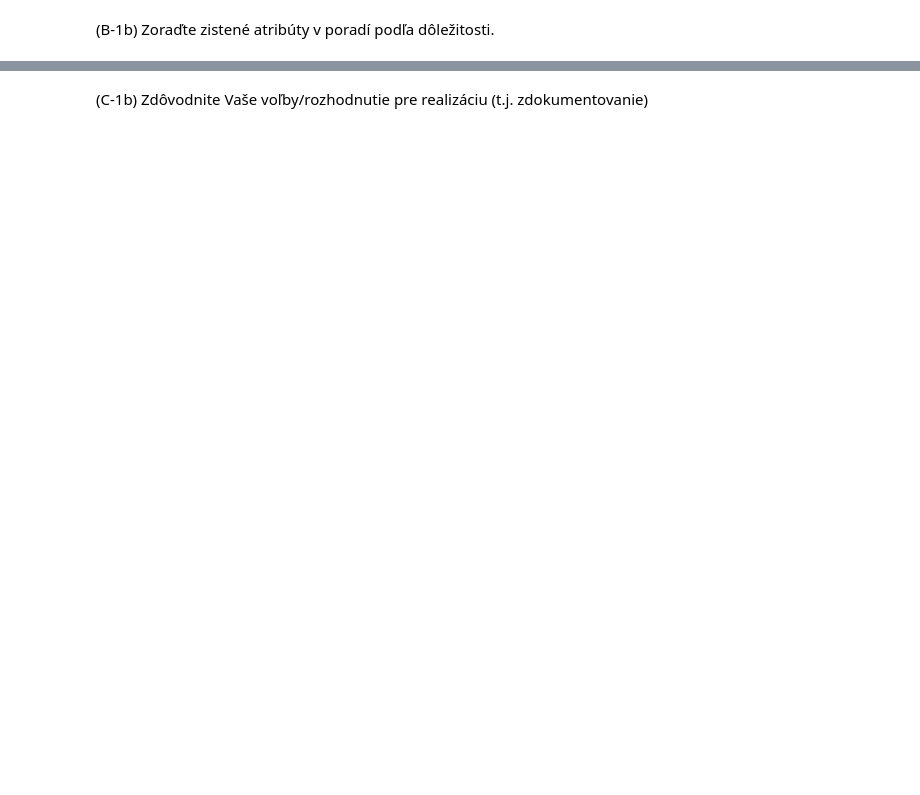
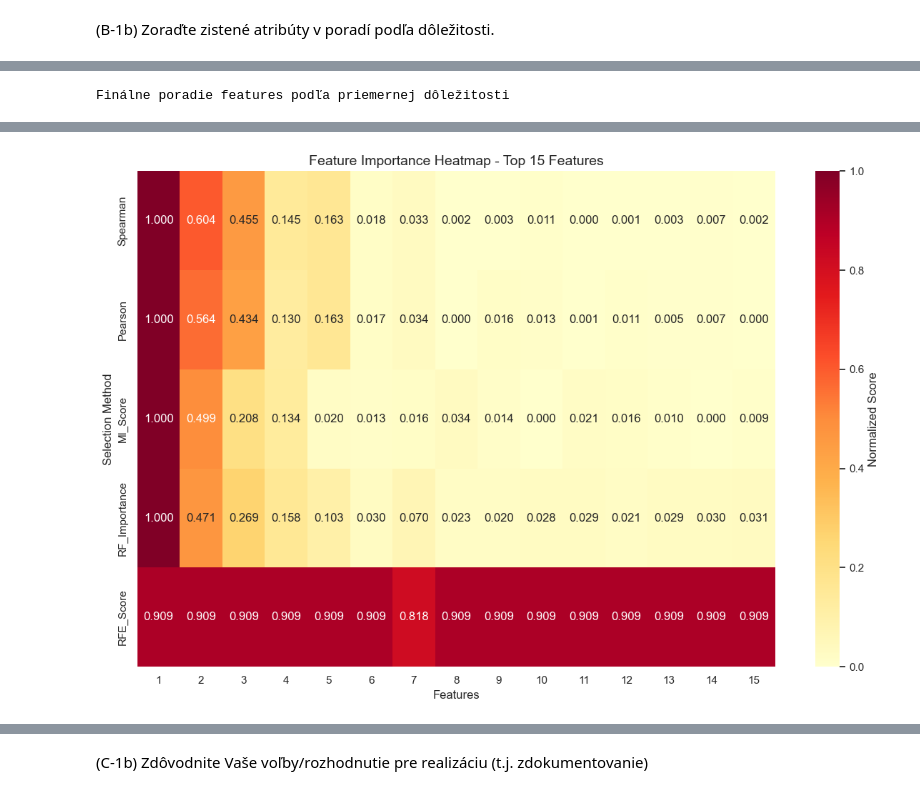
Before and after one commit to johannatilesova/IAU-project, a Jupyter notebook: phase2_Tilesova_Pecenka.ipynb, the cells around one changed output, grey strips where cells are left out. Drawn from its saved outputs; the diff is of its cells as text; code cells hidden in the pictures; blank space fills up the shorter version.

```diff
--- a/phase2_Tilesova_Pecenka.ipynb
+++ b/phase2_Tilesova_Pecenka.ipynb
@@ -598,0 +735,71 @@ Top 15 - Mutual Information:
+# %%
+correlation_spearman = correlation_spearman.reindex(X_train.columns)
+correlation_pearson = correlation_pearson.reindex(X_train.columns)
+mi_scores = mi_scores_df.set_index('Feature')['MI_Score'].reindex(X_train.columns)
+rf_import = rf_importance.set_index('Feature')['Importance'].reindex(X_train.columns)
+rfe_rank = rfe_ranking.set_index('Feature')['Ranking'].reindex(X_train.columns)
+
+# Spojte všetky výsledky
+comparison_df = pd.DataFrame({
+    'Feature': X_train.columns,
+    'Spearman': correlation_spearman.values,
+    'Pearson': correlation_pearson.values,
+    'MI_Score': mi_scores.values,
+    'RF_Importance': rf_import.values,
+    'RFE_Ranking': rfe_rank.values
+})
+
+# Normalizujte scores na rozsah 0-1 pre lepšie porovnanie
+from sklearn.preprocessing import MinMaxScaler
+
+scaler = MinMaxScaler()
+comparison_df[['Spearman', 'Pearson', 'MI_Score', 'RF_Importance']] = scaler.fit_transform(
+    comparison_df[['Spearman', 'Pearson', 'MI_Score', 'RF_Importance']]
+)
+
+# RFE ranking - invertujte (nižší ranking = lepší)
+comparison_df['RFE_Score'] = 1 - (comparison_df['RFE_Ranking'] / comparison_df['RFE_Ranking'].max())
+
+# Vypočítajte priemernú dôležitosť
+comparison_df['Average_Score'] = comparison_df[['Spearman', 'Pearson', 'MI_Score',
+                                                  'RF_Importance', 'RFE_Score']].mean(axis=1)
+
+# Zoraďte podľa priemerného score
+final_ranking = comparison_df.sort_values('Average_Score', ascending=False)
+
+# Pridaj číslované poradie podľa Average_Score
+final_ranking = final_ranking.reset_index(drop=True)  # reset starého indexu
+final_ranking.index += 1  # nech sa začína od 1, nie od 0
+final_ranking.index.name = 'Poradie'  # premenuj index na "Poradie"
+
+# Zobraz len relevantné stĺpce
+cols = ['Feature', 'Spearman', 'Pearson', 'MI_Score', 'RF_Importance',
+        'RFE_Ranking', 'RFE_Score', 'Average_Score']
+
+# Zaokrúhlenie + zobrazenie
+pd.set_option('display.max_columns', None)
+pd.set_option('display.width', 180)
+
+display(
+    final_ranking[cols]
+    .round(4)
+    .style.background_gradient(subset=['Average_Score'], cmap='YlOrRd')
+    .set_caption("Finálne poradie features podľa priemernej dôležitosti")
+)
+
+
+# Heatmap pre vizualizáciu
+plt.figure(figsize=(12, 8))
+top_features = final_ranking.head(15)
+heatmap_data = top_features[['Spearman', 'Pearson', 'MI_Score',
+                               'RF_Importance', 'RFE_Score']].T
+
+sns.heatmap(heatmap_data, annot=True, fmt='.3f', cmap='YlOrRd',
+            cbar_kws={'label': 'Normalized Score'})
+plt.title('Feature Importance Heatmap - Top 15 Features', fontsize=14)
+plt.xlabel('Features')
+plt.ylabel('Selection Method')
+plt.tight_layout()
+plt.show()
+# %% [output]
+Finálne poradie features podľa priemernej dôležitosti
@@ -598,0 +824 @@ Top 15 - Mutual Information:
+[figure, added]
```
Also changed, not shown: parts of 12 cells of this notebook.
